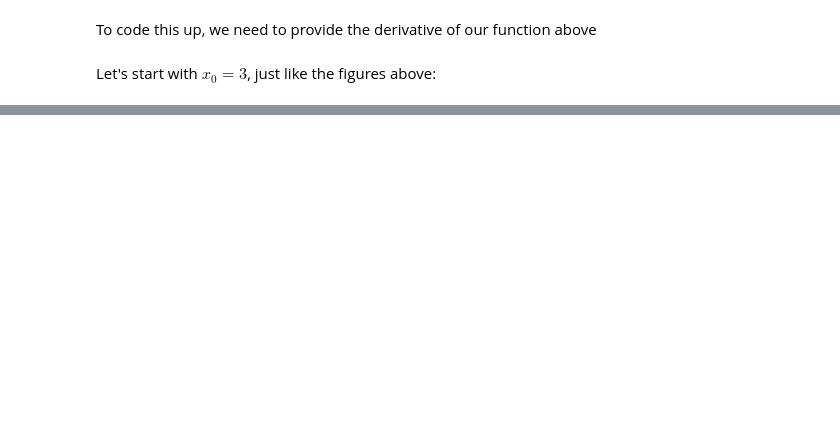
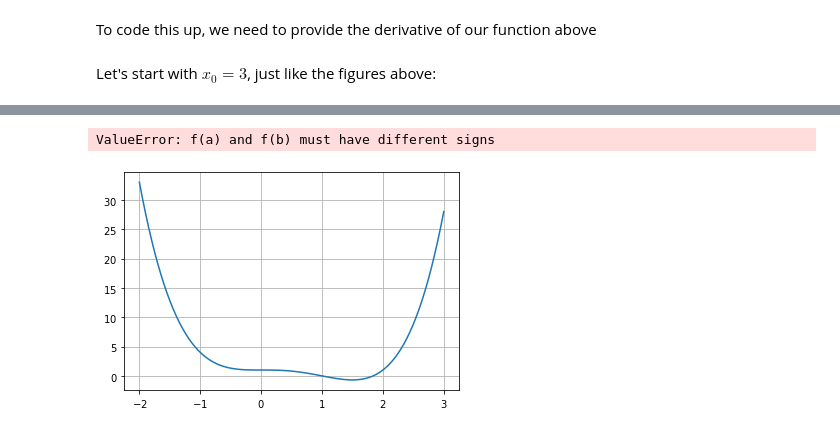
Before and after one commit to zingale/comp_astro_tutorial, a Jupyter notebook: content/03-roots/03-root-finding.ipynb, the cells around one changed output, grey strips where cells are left out. Saved outputs shown, nothing was run; the diff lists cells and outputs as text; code cells hidden in the pictures; blank space fills up the shorter version.

```diff
--- a/content/03-roots/03-root-finding.ipynb
+++ b/content/03-roots/03-root-finding.ipynb
@@ -201,0 +273,16 @@ using Newton's method.  How many iterations are needed to reach your error?
+# %%
+optimize.brentq(g, -2, 2)
+# %% [output]
+ValueError: f(a) and f(b) must have different signs
+# %%
+def h(x):
+    return x**4 - 2*x**3 + 1
+
+def hprime(x):
+    return 4*x**3 - 6*x**2
+
+x = np.linspace(-2,3,100)
+plt.plot(x, h(x))
+plt.grid()
+# %% [output]
+[figure, added]
```
Also changed, not shown: parts of 14 cells of this notebook, 3 other files.
